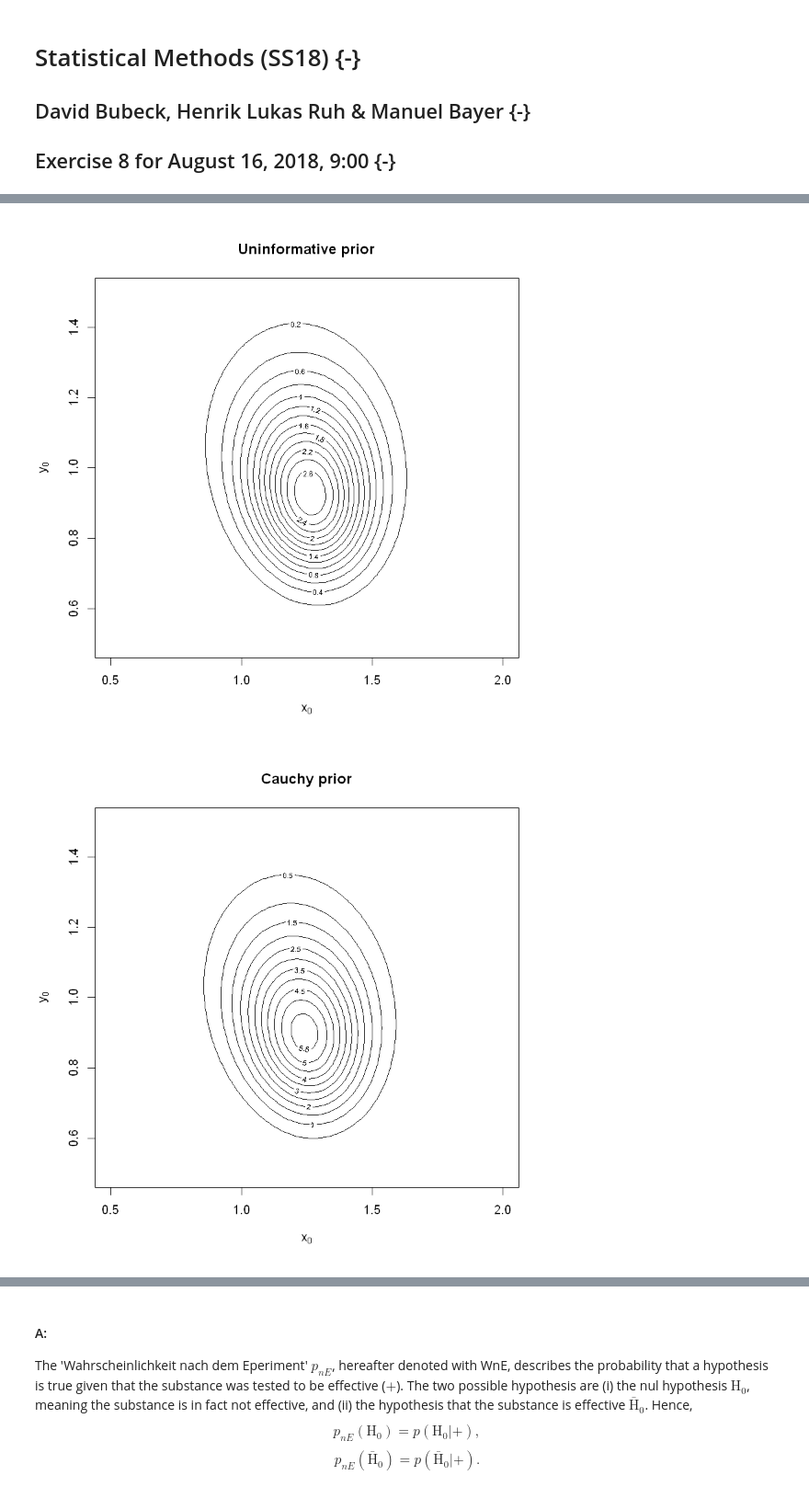
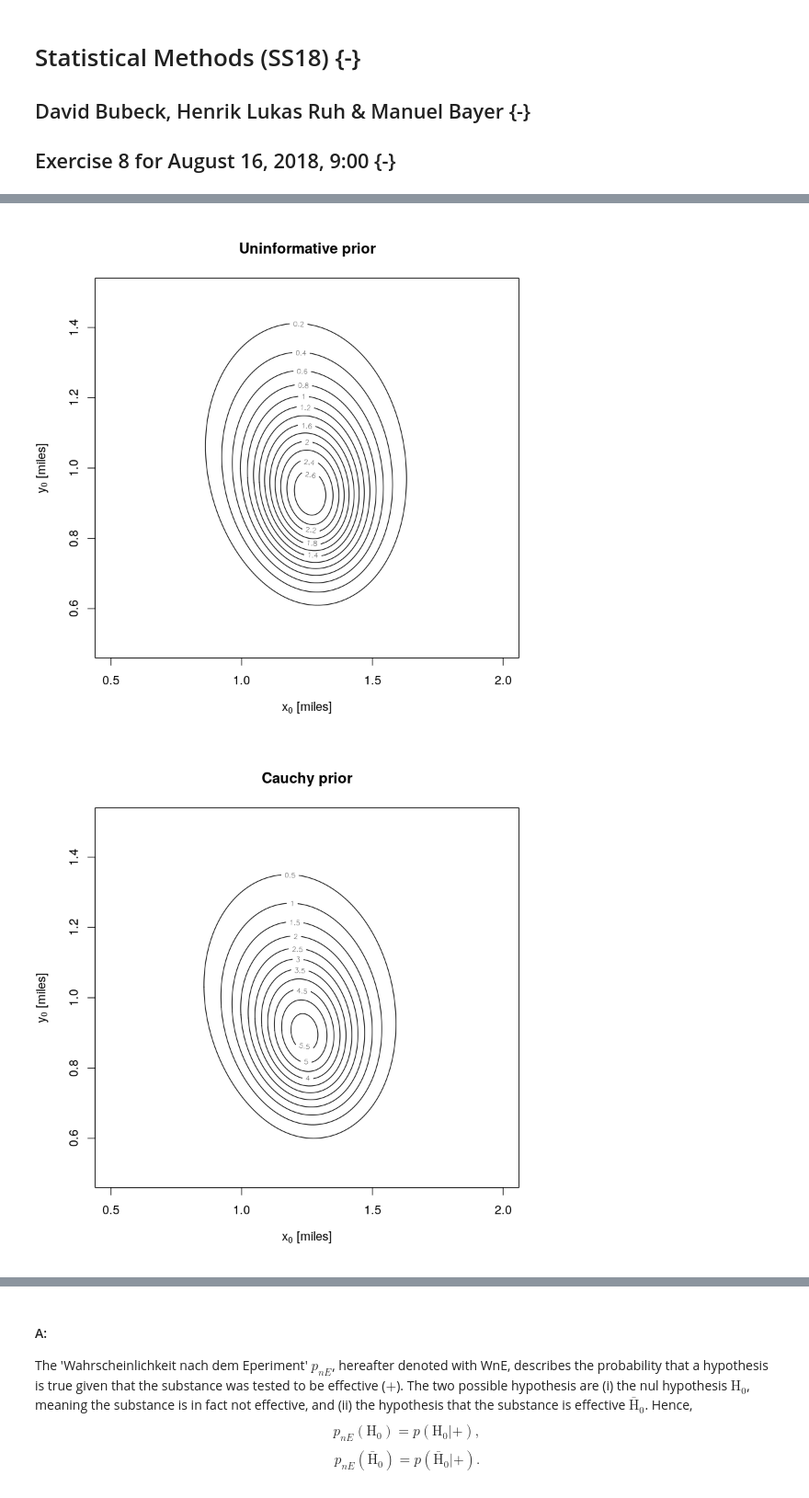
Before and after one commit to shadowdavy/statisticalMethods, a Jupyter notebook: wednesday15082018/stat_meth_ss18_exercise08_bayer_bubeck_ruh.ipynb, the cells around one changed output, grey strips where cells are left out. Shown at 92% size. Saved outputs shown, nothing was run; the diff lists cells and outputs as text; code cells hidden in the pictures.

```diff
--- a/wednesday15082018/stat_meth_ss18_exercise08_bayer_bubeck_ruh.ipynb
+++ b/wednesday15082018/stat_meth_ss18_exercise08_bayer_bubeck_ruh.ipynb
@@ -121,11 +136,15 @@ int2(uninfo_posterior, a=c(0,0), b=c(Inf,Inf))
 # %%
 ##### a #####
 
-# plotting
-contour(x0range, y0range, uninfo_norm_posterior, xlab=expression('x'[0]), ylab=expression('y'[0]), main="Uninformative prior") # Contour plot of posterior using uninformative prior
-#persp(x0range, y0range, uninfo_norm_posterior, xlab=expression('x'[0]), ylab=expression('y'[0]), zlab="posterior", main="Uninformative prior") # 3D surface plot of posterior for uninformative prior
-contour(x0range, y0range, cauchy_norm_posterior, xlab=expression('x'[0]), ylab=expression('y'[0]), main="Cauchy prior") # Contour plot of posterior using Cauchy prior
-#persp(x0range, y0range, uninfo_norm_posterior, xlab=expression('x'[0]), ylab=expression('y'[0]), zlab="posterior", main="Cauchy prior") # 3D surface plot of posterior for Cauchy prior
+# Plotting
+contour(x0range, y0range, uninfo_norm_posterior,
+        xlab=expression('x'[0]*' [miles]'),
+        ylab=expression('y'[0]*' [miles]'),
+        main="Uninformative prior")
+contour(x0range, y0range, cauchy_norm_posterior,
+        xlab=expression('x'[0]*' [miles]'),
+        ylab=expression('y'[0]*' [miles]'),
+        main="Cauchy prior")
 # %% [output]
-[figure, old version]
+[figure, new version]
-[figure, old version]
+[figure, new version]
```
Also changed, not shown: parts of 9 cells of this notebook.
